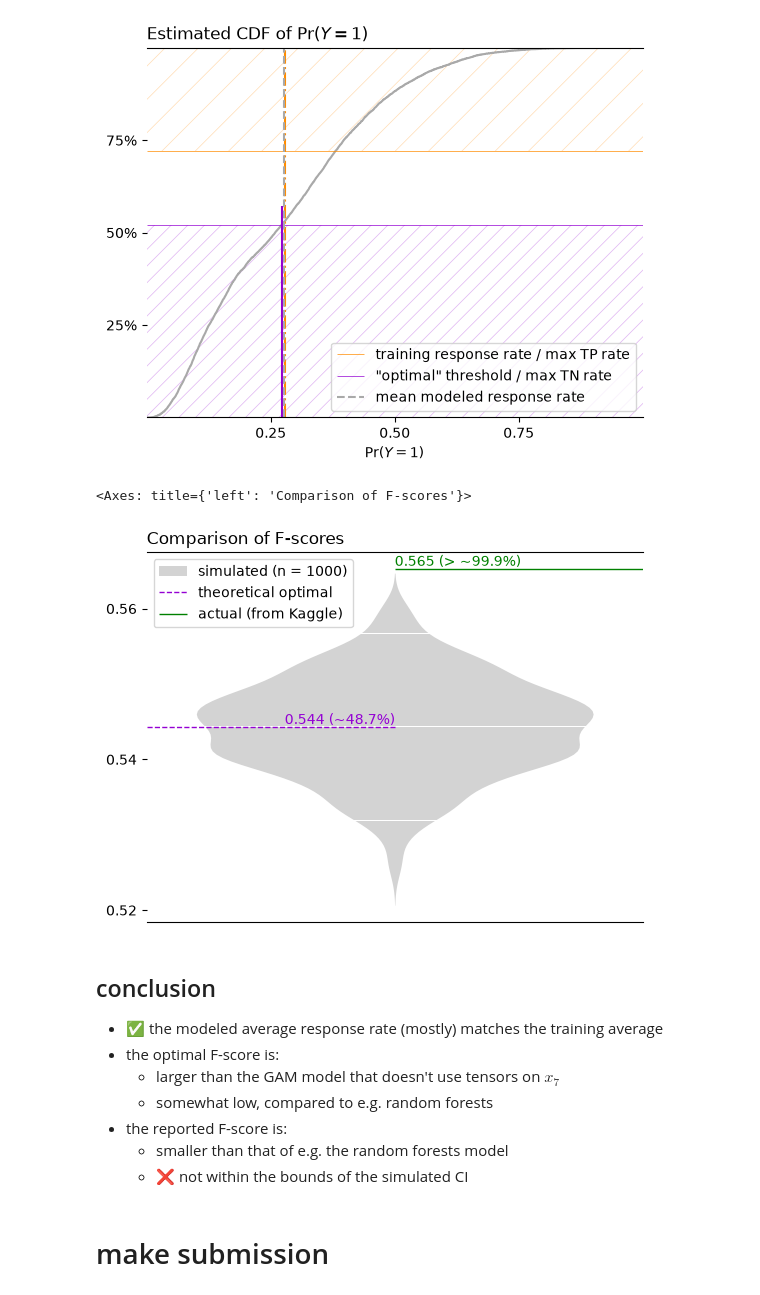
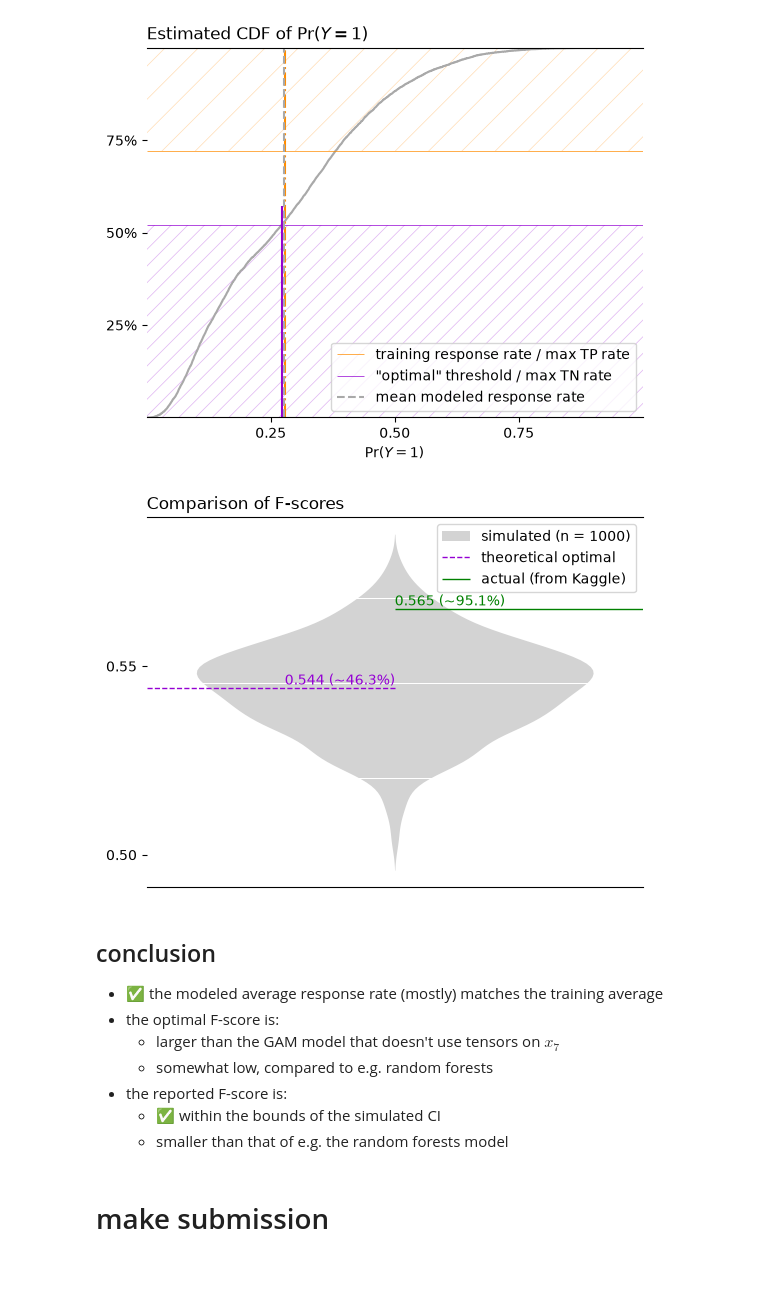
Before and after one commit to CrepeGoat/CU-2026F-STAT5610-kaggle-project, a Jupyter notebook: code/model4.2_gam_binomial.ipynb, the cells around one changed output. Saved outputs shown, nothing was run; the diff lists cells and outputs as text; code cells hidden in the pictures.

```diff
--- a/code/model4.2_gam_binomial.ipynb
+++ b/code/model4.2_gam_binomial.ipynb
@@ -104,16 +104,19 @@ mo.output.append(
 # %%
 rng = np.random.default_rng(1)
 
-th.plot_f_scores(
+_ = th.plot_f_scores(
     empiricals=th.sample_probable_f_scores(
-        rng, 1000, prediction_probs, pos_prediction_count
+        rng,
+        1000,
+        prediction_probs,
+        pos_prediction_count,
+        report_count=(3 * len(prediction_probs)) // 10,  # reported score uses 30% of the test data
     ),
     calculated=2 * threshold,
     reported=0.56523,
 )
 # %% [output]
-<Axes: title={'left': 'Comparison of F-scores'}>
-[figure, old version]
+[figure, new version]
 # %% [markdown]
 ## conclusion
 
@@ -122,8 +125,8 @@ th.plot_f_scores(
     - larger than the GAM model that doesn't use tensors on $x_7$
     - somewhat low, compared to e.g. random forests
 - the reported F-score is:
+    - ✅ within the bounds of the simulated CI
     - smaller than that of e.g. the random forests model
-    - ❌ not within the bounds of the simulated CI
 # %% [markdown]
 # make submission
 # %%
```
Also changed, not shown: parts of 1 cell of this notebook, 5 other files.
